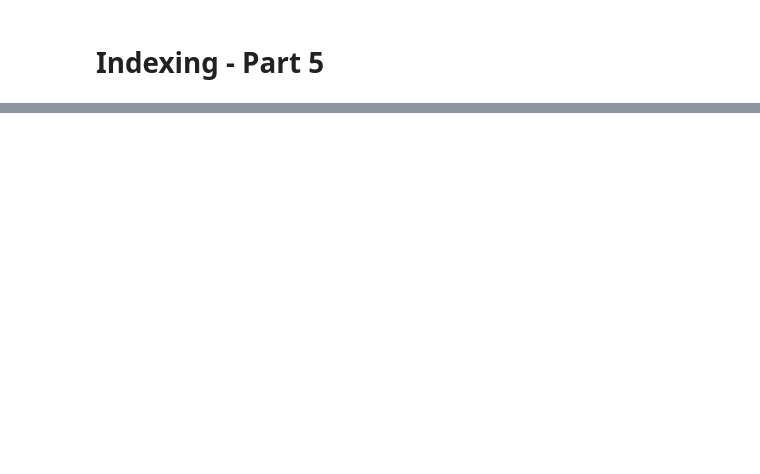
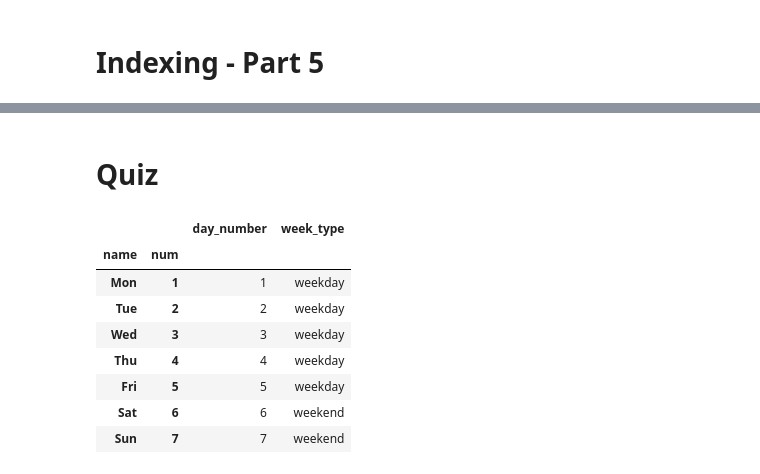
Before and after one commit to UsepSyaikalArifin/DQLab-Academy-Course-Online, a Jupyter notebook: Kelas Fundamental/Data Manipulation With Pandas - Part 1/Jupyter Notebook/main.ipynb, the cells around one changed output, grey strips where cells are left out. Saved outputs shown, nothing was run; the diff lists cells and outputs as text; code cells hidden in the pictures; blank space fills up the shorter version.

```diff
--- a/Kelas Fundamental/Data Manipulation With Pandas - Part 1/Jupyter Notebook/main.ipynb
+++ b/Kelas Fundamental/Data Manipulation With Pandas - Part 1/Jupyter Notebook/main.ipynb
@@ -610,0 +626,20 @@ display(df_set_index.head(10))
+# %% [markdown]
+# Quiz
+# %%
+df_week = pd.DataFrame({'day_number':[1,2,3,4,5,6,7],
+                        'week_type':['weekday' for i in range(5)] + ['weekend' for i in range(2)]
+                       })
+df_week_ix = ['Mon','Tue','Wed','Thu','Fri','Sat','Sun']
+df_week.index = [df_week_ix, df_week['day_number'].to_list()]
+df_week.index.names = ['name','num']
+display(df_week)
+# %% [output]
+|  |  | day_number | week_type |
+| name | num |  |  |
+| Mon | 1 | 1 | weekday |
+| Tue | 2 | 2 | weekday |
+| Wed | 3 | 3 | weekday |
+| Thu | 4 | 4 | weekday |
+| Fri | 5 | 5 | weekday |
+| Sat | 6 | 6 | weekend |
+| Sun | 7 | 7 | weekend |
```
Also changed, not shown: parts of 1 cell of this notebook, 8 other files.
